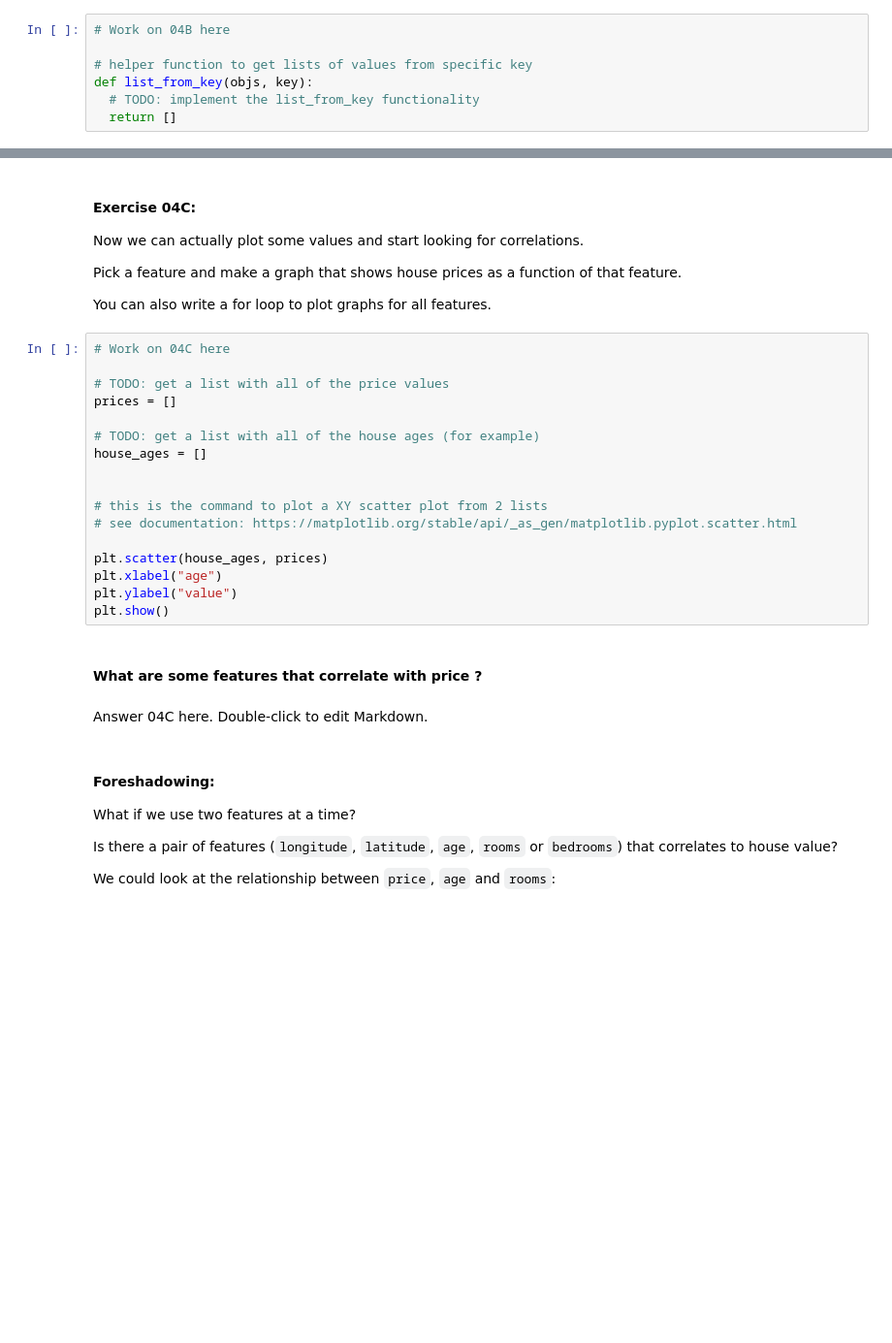
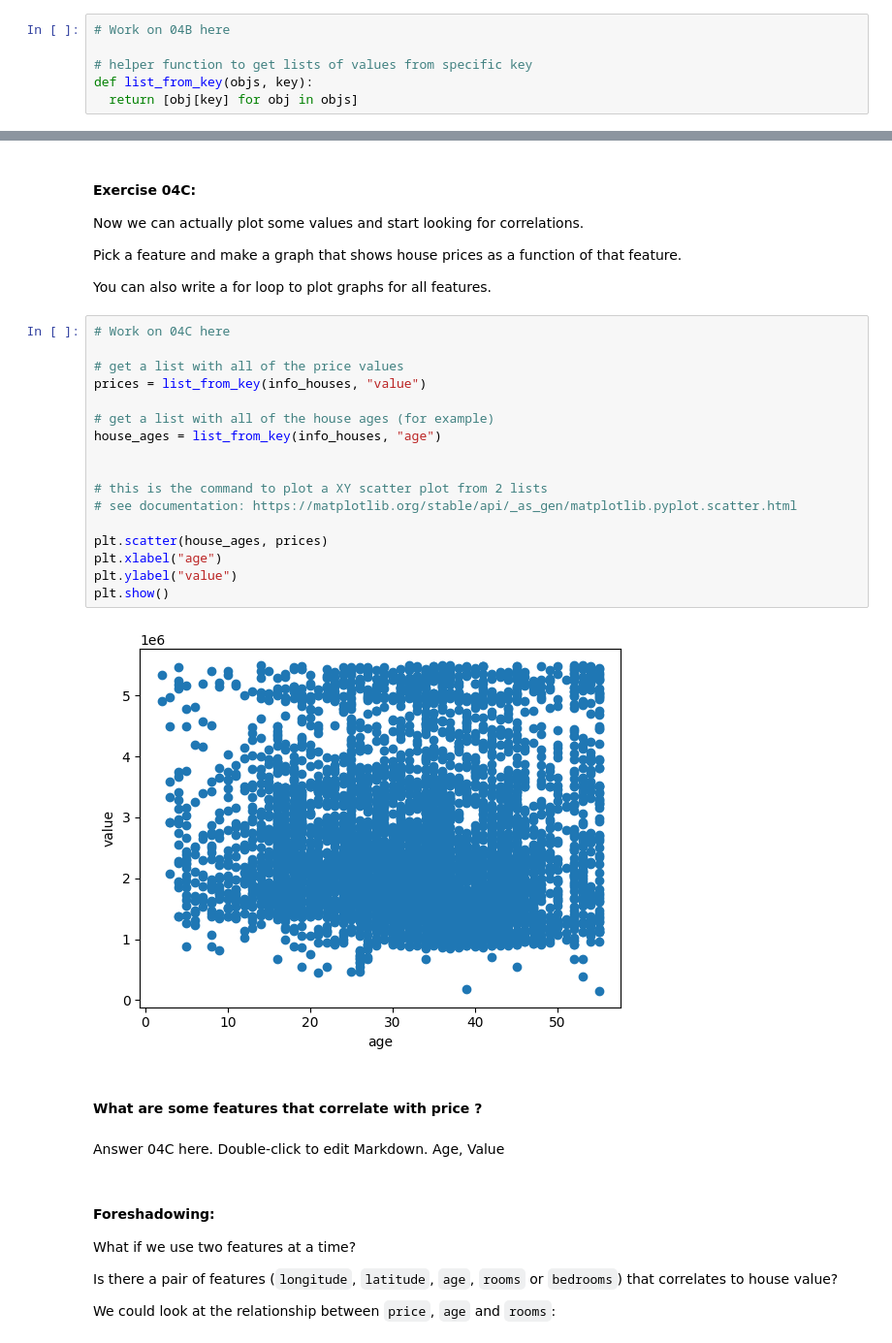
Before and after one commit to DM-GY-9103/HW03, a Jupyter notebook: HW03.ipynb, the cells around one changed output, grey strips where cells are left out. Shown at 97% size. Cells and saved outputs as stored; diff of their text form; blank space fills up the shorter version.

```diff
--- a/HW03.ipynb
+++ b/HW03.ipynb
@@ -422,8 +437,7 @@ Before we plot anything, let's define a function `list_from_key(objs, key)` that
 
 # helper function to get lists of values from specific key
 def list_from_key(objs, key):
-  # TODO: implement the list_from_key functionality
-  return []
+  return [obj[key] for obj in objs]
 # %%
 # Test 04B
 Tests.test("04B", list_from_key)
@@ -438,24 +454,27 @@ You can also write a for loop to plot graphs for all features.
 # %%
 # Work on 04C here
 
-# TODO: get a list with all of the price values
-prices = []
+# get a list with all of the price values
+prices = list_from_key(info_houses, "value")
 
-# TODO: get a list with all of the house ages (for example)
-house_ages = []
+# get a list with all of the house ages (for example)
+house_ages = list_from_key(info_houses, "age")
 
 
 # this is the command to plot a XY scatter plot from 2 lists
 # see documentation: https://matplotlib.org/stable/api/_as_gen/matplotlib.pyplot.scatter.html
 
 plt.scatter(house_ages, prices)
 plt.xlabel("age")
 plt.ylabel("value")
 plt.show()
+# %% [output]
+[figure, added]
 # %% [markdown]
 #### What are some features that correlate with price ?
 # %% [markdown]
 Answer 04C here. Double-click to edit Markdown.
+Age, Value
 # %% [markdown]
 #### Foreshadowing:
 
```
Also changed, not shown: parts of 9 cells of this notebook.
